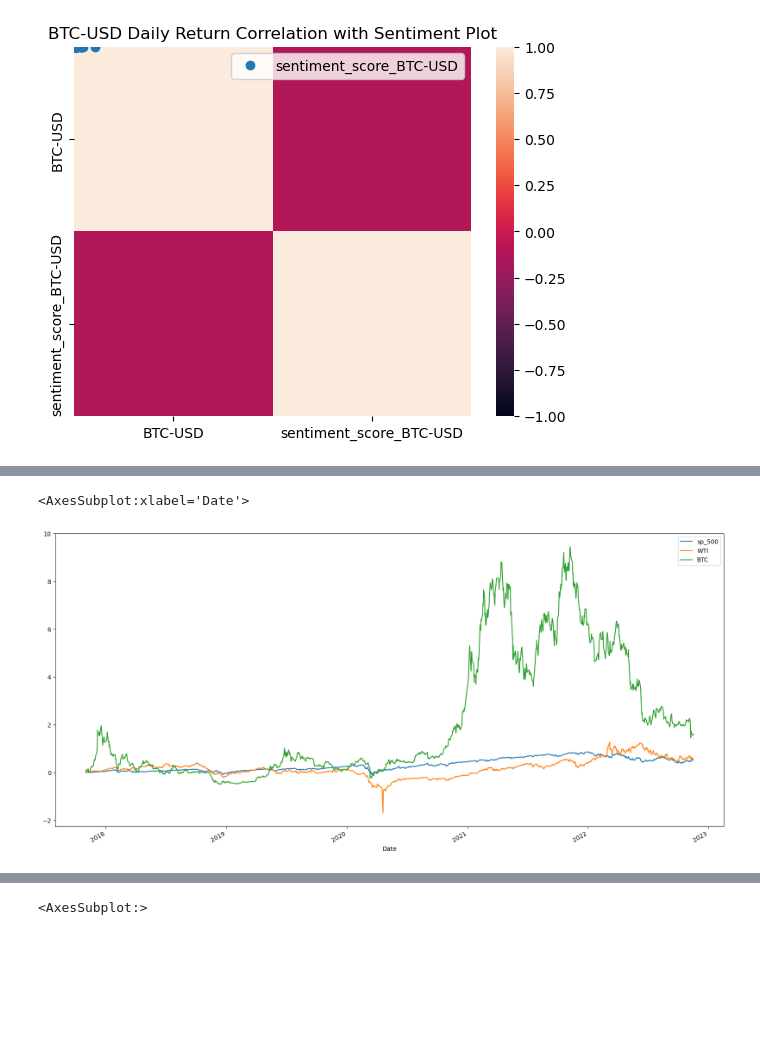
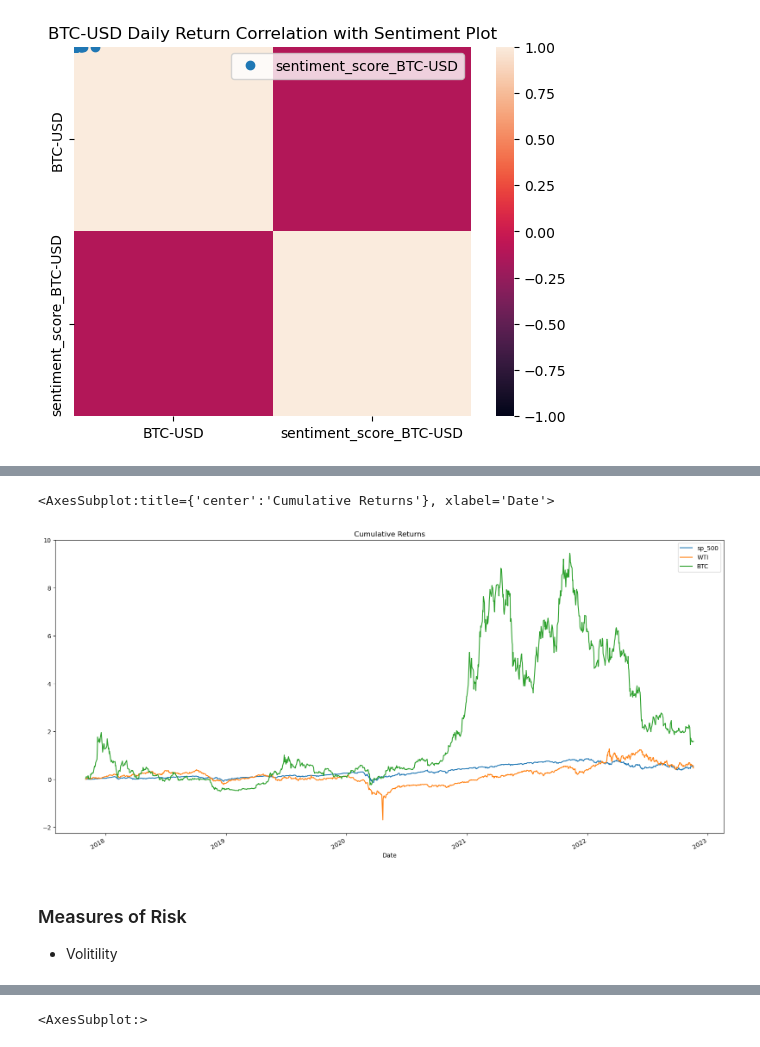
Before and after one commit to robel-codes/asset-correlation-analysis, a Jupyter notebook: DRAFT_data_analysis_cleaned.ipynb, the cells around one changed output, grey strips where cells are left out. Drawn from its saved outputs; the diff is of its cells as text; code cells hidden in the pictures; blank space fills up the shorter version.

```diff
--- a/DRAFT_data_analysis_cleaned.ipynb
+++ b/DRAFT_data_analysis_cleaned.ipynb
@@ -167,11 +200,17 @@ To answer this question, we started with looking at the cumulative returns, then
 # %%
 # Calculate cumulative returns of all portfolios
 cumulative_returns = (1 + daily_returns).cumprod() - 1
 # Plot cumulative returns
-cumulative_returns.plot(figsize=(20,10))
+cumulative_returns.plot(
+    title="Cumulative Returns",
+    figsize=(20,10)
+)
 # %% [output]
-<AxesSubplot:xlabel='Date'>
+<AxesSubplot:title={'center':'Cumulative Returns'}, xlabel='Date'>
-[figure, old version]
+[figure, new version]
+# %% [markdown]
+### Measures of Risk
+- Volitility
 # %%
 # Callculate the daily standard deviations as a measure of risk
 assets_std = daily_returns.std().sort_values()
```
Also changed, not shown: parts of 35 cells of this notebook.
